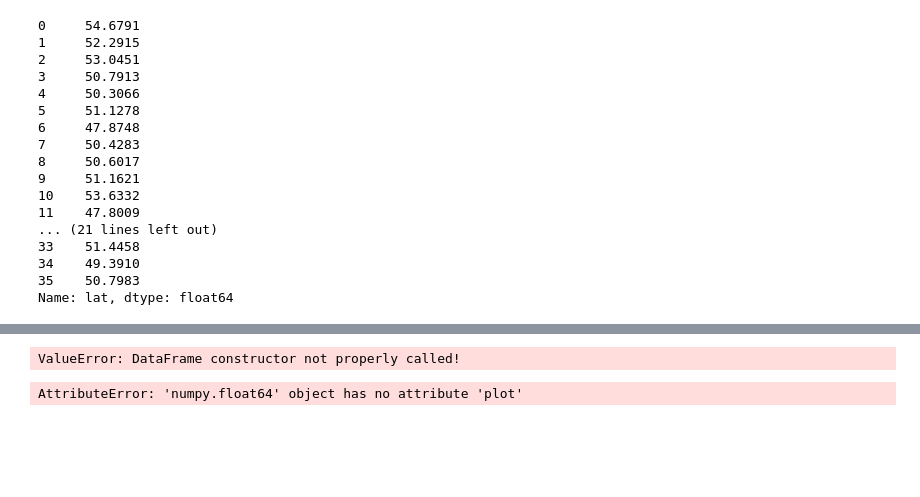
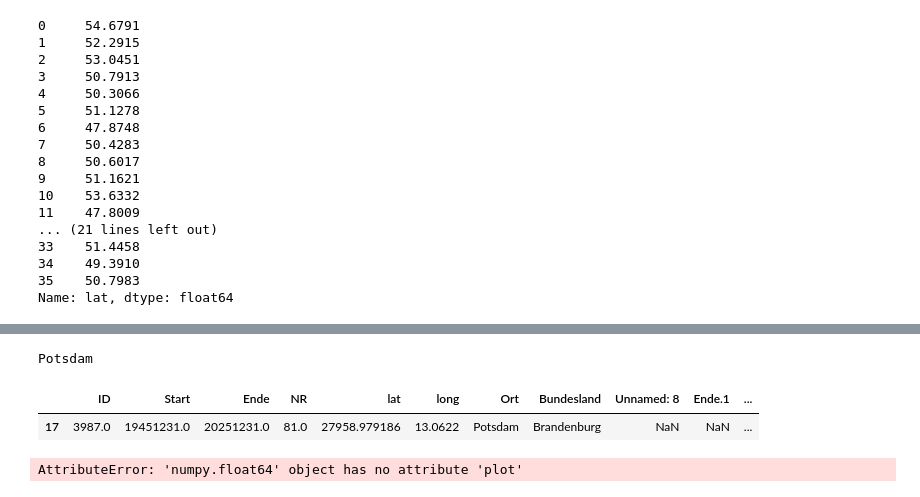
Before and after one commit to CasGross/work_things_at_Kraftwerk, a Jupyter notebook: Wetterzeitreihen/dwd_import.ipynb, the cells around one changed output, grey strips where cells are left out. Cells and saved outputs as stored; diff of their text form; code cells hidden in the pictures; blank space fills up the shorter version.

```diff
--- a/Wetterzeitreihen/dwd_import.ipynb
+++ b/Wetterzeitreihen/dwd_import.ipynb
@@ -167,9 +211,11 @@ AttributeError: 'numpy.float64' object has no attribute 'replace'
 # %%
-Dist_pd = pd.DataFrame(Dist[0])
 
-Dist_pd
+print(stationen_mit_daten["Ort"][Dist.idxmin()])
+stationen_mit_daten.iloc[[Dist.idxmin()]]
 # %% [output]
-ValueError: DataFrame constructor not properly called!
+Potsdam
+|  | ID | Start | Ende | NR | lat | long | Ort | Bundesland | Unnamed: 8 | Ende.1 | ... |
+| 17 | 3987.0 | 19451231.0 | 20251231.0 | 81.0 | 27958.979186 | 13.0622 | Potsdam | Brandenburg | NaN | NaN | ... |
 # %%
 import matplotlib.pyplot as plt
 
```
Also changed, not shown: parts of 1 cell of this notebook.
